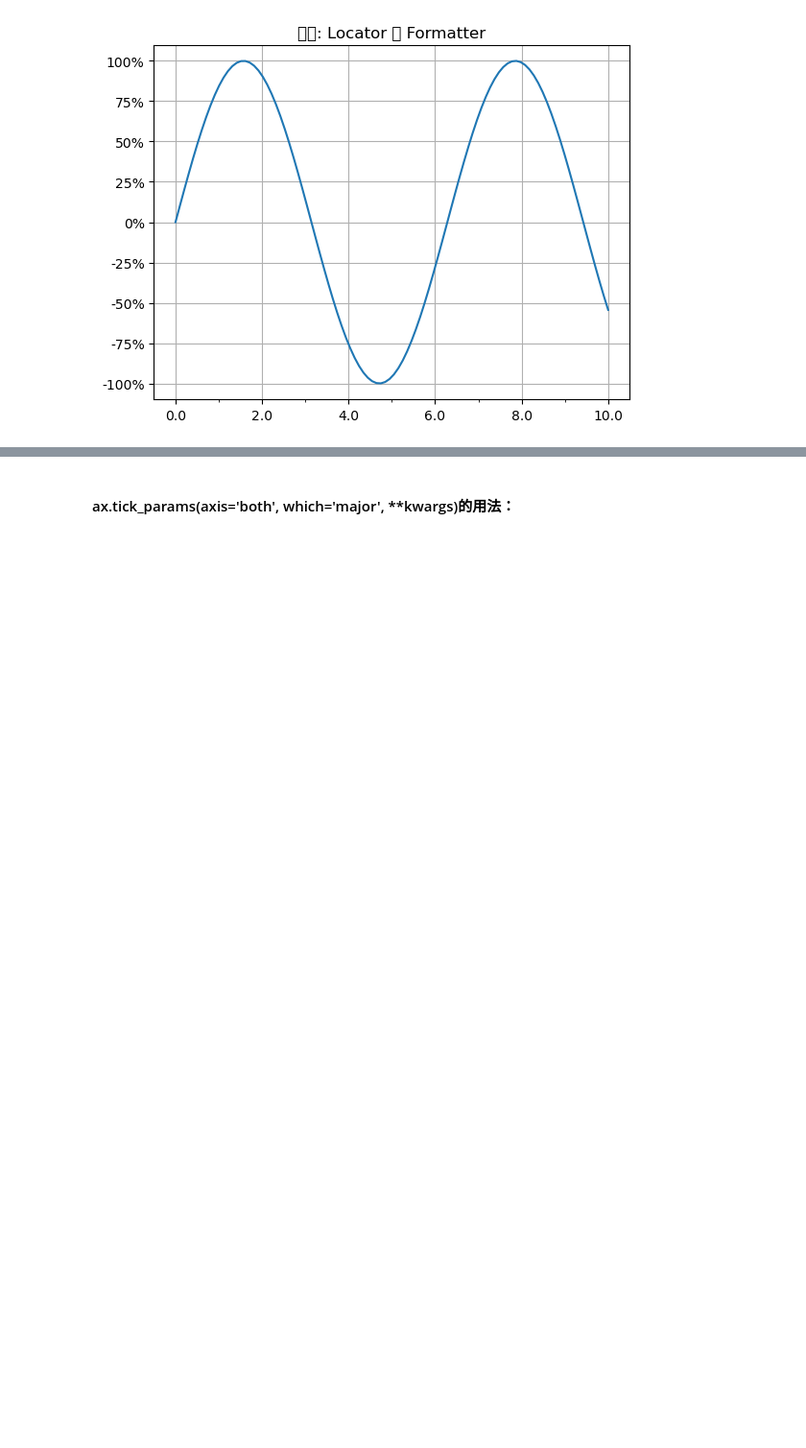
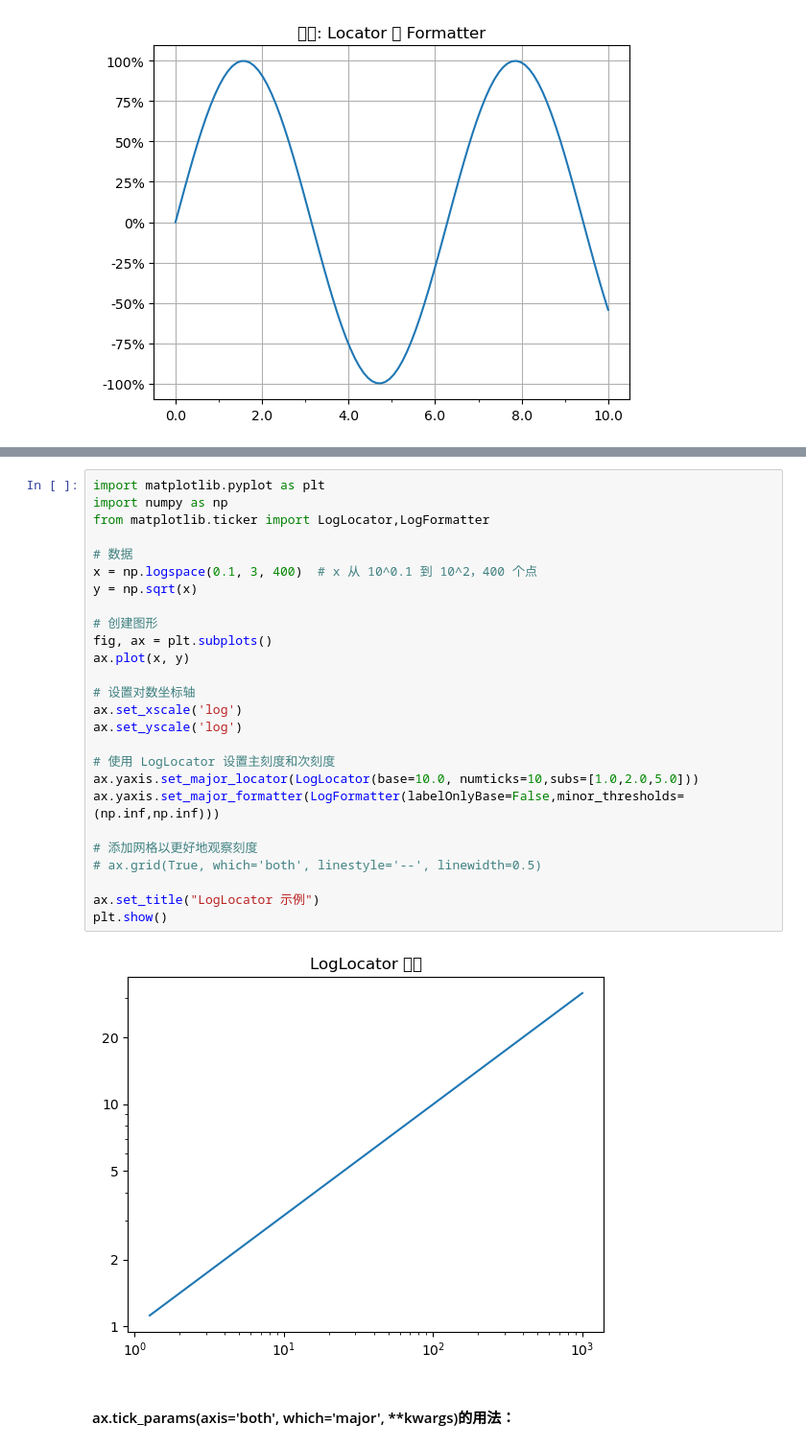
Before and after one commit to lizhi996j/note, a Jupyter notebook: matplotlib笔记.ipynb, the cells around one changed output, grey strips where cells are left out. Shown at 96% size. Saved outputs shown, nothing was run; the diff lists cells and outputs as text; blank space fills up the shorter version.

```diff
--- a/matplotlib笔记.ipynb
+++ b/matplotlib笔记.ipynb
@@ -379,3 +408,31 @@ plt.show()
+# %%
+import matplotlib.pyplot as plt
+import numpy as np
+from matplotlib.ticker import LogLocator,LogFormatter
+
+# 数据
+x = np.logspace(0.1, 3, 400)  # x 从 10^0.1 到 10^2，400 个点
+y = np.sqrt(x)
+
+# 创建图形
+fig, ax = plt.subplots()
+ax.plot(x, y)
+
+# 设置对数坐标轴
+ax.set_xscale('log')
+ax.set_yscale('log')
+
+# 使用 LogLocator 设置主刻度和次刻度
+ax.yaxis.set_major_locator(LogLocator(base=10.0, numticks=10,subs=[1.0,2.0,5.0]))
+ax.yaxis.set_major_formatter(LogFormatter(labelOnlyBase=False,minor_thresholds=(np.inf,np.inf)))
+
+# 添加网格以更好地观察刻度
+# ax.grid(True, which='both', linestyle='--', linewidth=0.5)
+
+ax.set_title("LogLocator 示例")
+plt.show()
+# %% [output]
+[figure, added]
 # %% [markdown]
 #### ax.tick_params(axis='both', which='major', **kwargs)的用法：
 # %%
```
Also changed, not shown: parts of 8 cells of this notebook, 6 other files.
